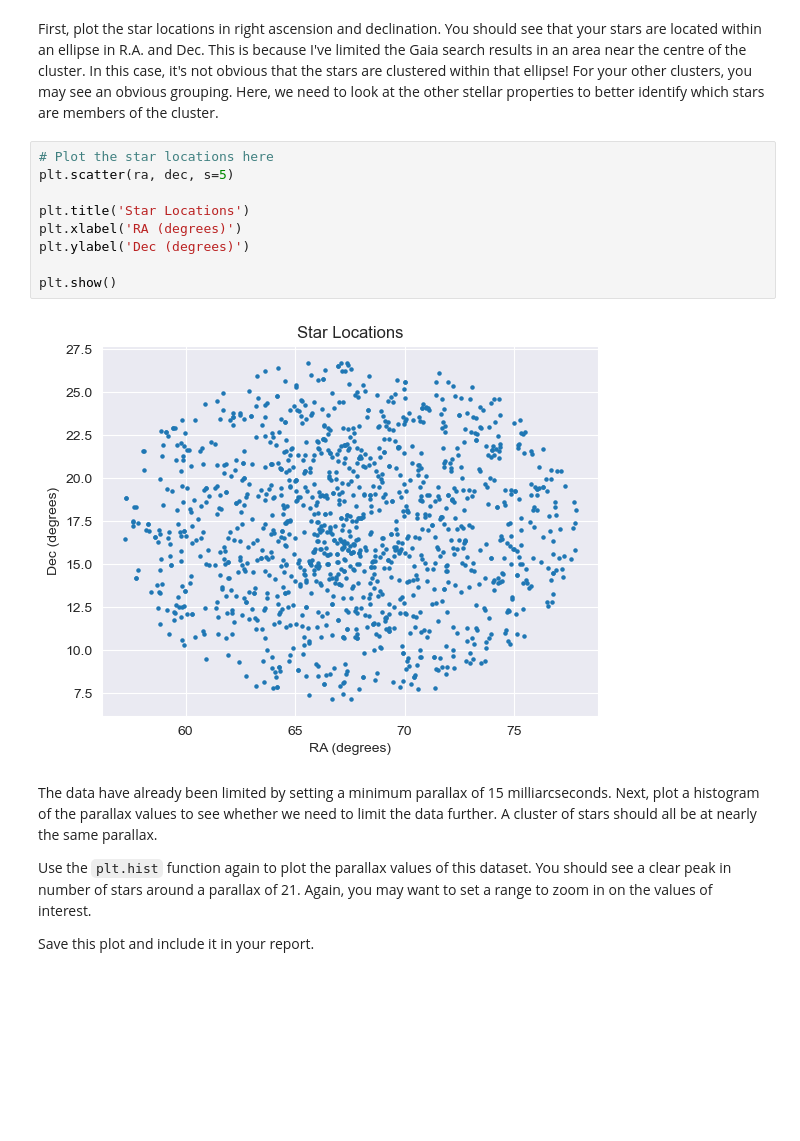
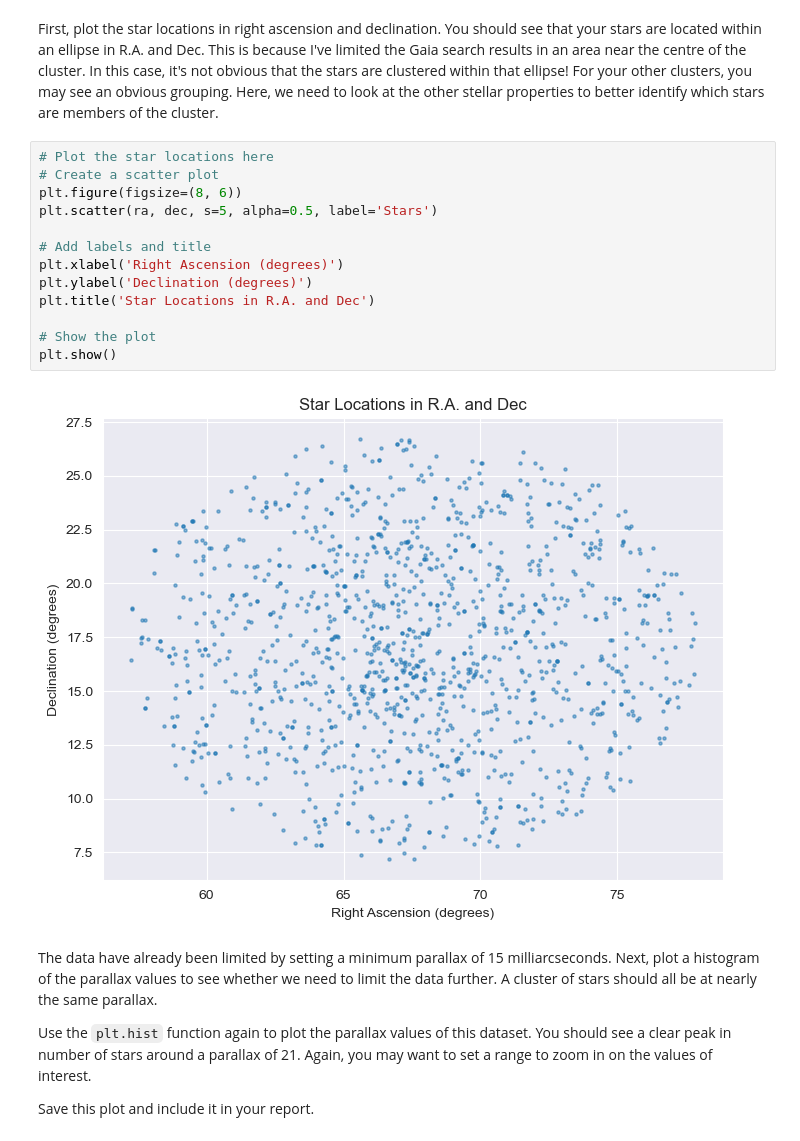
Before and after one commit to oscar066/Stellar-cluster-DataAnalysis, a Jupyter notebook: CMD_project_template.ipynb, the cells around one changed output. Drawn from its saved outputs; the diff is of its cells as text; blank space fills up the shorter version.

```diff
--- a/CMD_project_template.ipynb
+++ b/CMD_project_template.ipynb
@@ -353,15 +413,19 @@ photo_rp_mean_mag: [14.99589  13.72766  12.57487  ... 10.8709    7.909447 17.967
 First, plot the star locations in right ascension and declination. You should see that your stars are located within an ellipse in R.A. and Dec. This is because I've limited the Gaia search results in an area near the centre of the cluster. In this case, it's not obvious that the stars are clustered within that ellipse! For your other clusters, you may see an obvious grouping. Here, we need to look at the other stellar properties to better identify which stars are members of the cluster.
 # %%
 # Plot the star locations here
-plt.scatter(ra, dec, s=5)
+# Create a scatter plot
+plt.figure(figsize=(8, 6))
+plt.scatter(ra, dec, s=5, alpha=0.5, label='Stars')
 
-plt.title('Star Locations')
-plt.xlabel('RA (degrees)')
-plt.ylabel('Dec (degrees)')
+# Add labels and title
+plt.xlabel('Right Ascension (degrees)')
+plt.ylabel('Declination (degrees)')
+plt.title('Star Locations in R.A. and Dec')
 
+# Show the plot
 plt.show()
 # %% [output]
-[figure, old version]
+[figure, new version]
 # %% [markdown]
 The data have already been limited by setting a minimum parallax of 15 milliarcseconds. Next, plot a histogram of the parallax values to see whether we need to limit the data further. A cluster of stars should all be at nearly the same parallax.
 
```
Also changed, not shown: parts of 22 cells of this notebook, 5 other files.
